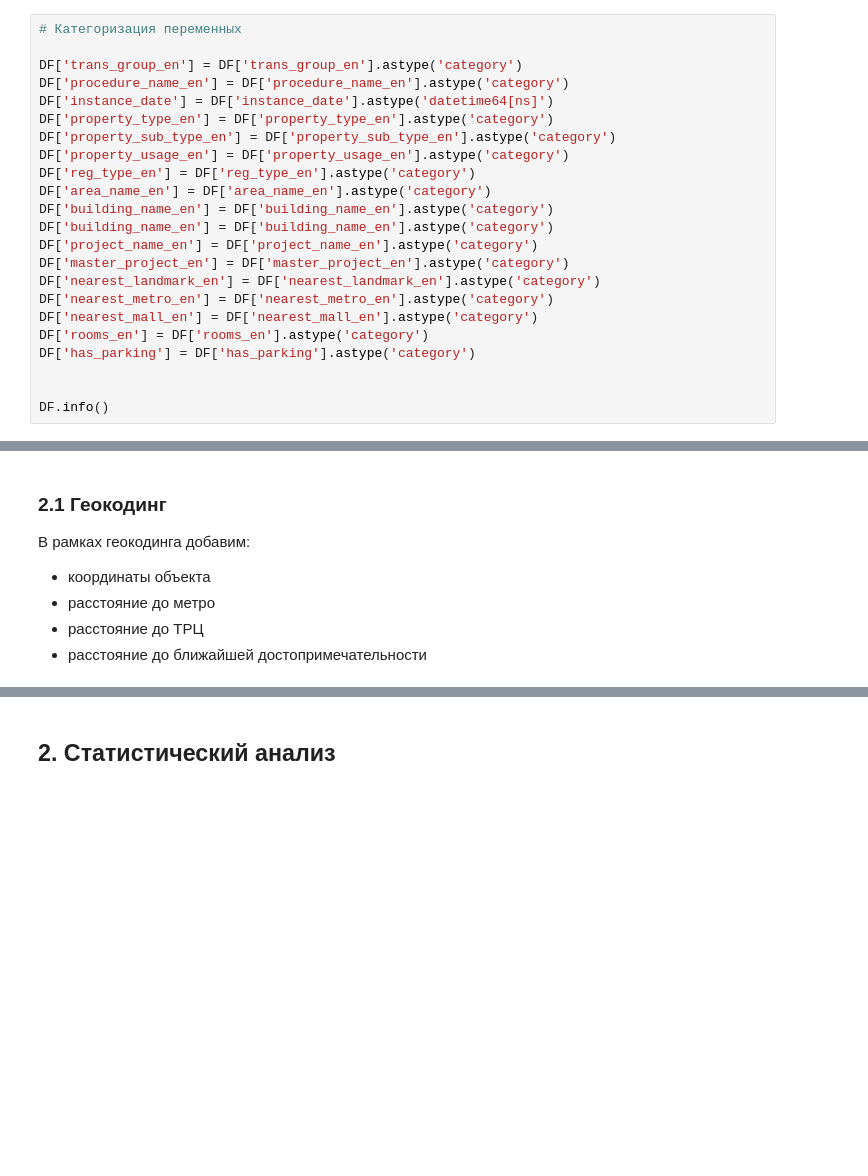
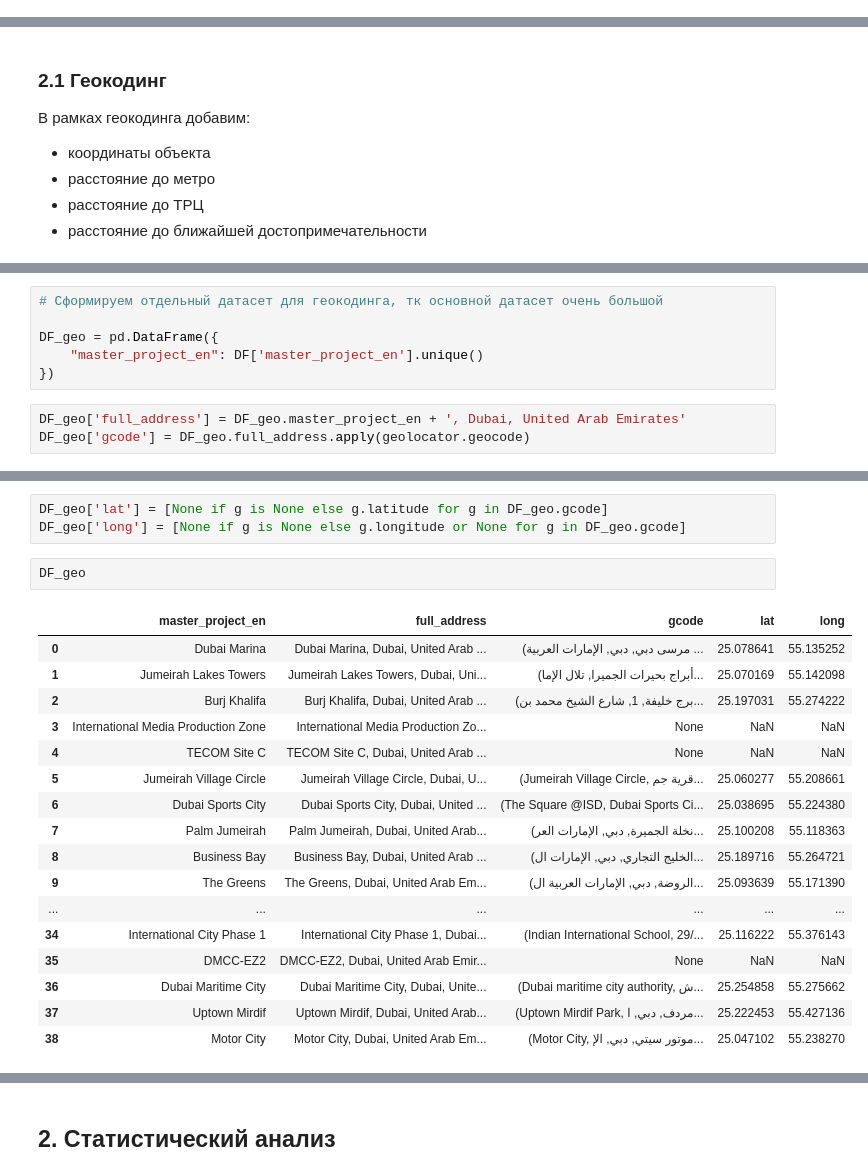
Before and after one commit to yvkovlev/yvkovlev.github.io, a Jupyter notebook: Dubai.ipynb, the cells around one changed output, grey strips where cells are left out. Cells and saved outputs as stored; diff of their text form; blank space fills up the shorter version.

```diff
--- a/Dubai.ipynb
+++ b/Dubai.ipynb
@@ -138,23 +137,0 @@ memory usage: 56.9+ MB
-# %%
-# Категоризация переменных
-
-DF['trans_group_en'] = DF['trans_group_en'].astype('category')
-DF['procedure_name_en'] = DF['procedure_name_en'].astype('category')
-DF['instance_date'] = DF['instance_date'].astype('datetime64[ns]')
-DF['property_type_en'] = DF['property_type_en'].astype('category')
-DF['property_sub_type_en'] = DF['property_sub_type_en'].astype('category')
-DF['property_usage_en'] = DF['property_usage_en'].astype('category')
-DF['reg_type_en'] = DF['reg_type_en'].astype('category')
-DF['area_name_en'] = DF['area_name_en'].astype('category')
-DF['building_name_en'] = DF['building_name_en'].astype('category')
-DF['building_name_en'] = DF['building_name_en'].astype('category')
-DF['project_name_en'] = DF['project_name_en'].astype('category')
-DF['master_project_en'] = DF['master_project_en'].astype('category')
-DF['nearest_landmark_en'] = DF['nearest_landmark_en'].astype('category')
-DF['nearest_metro_en'] = DF['nearest_metro_en'].astype('category')
-DF['nearest_mall_en'] = DF['nearest_mall_en'].astype('category')
-DF['rooms_en'] = DF['rooms_en'].astype('category')
-DF['has_parking'] = DF['has_parking'].astype('category')
-
-
-DF.info()
@@ -207,0 +202,9 @@ Walmart Garden Center, 4550, Kester Mill Road, Winston-Salem, Forsyth County, No
+# %%
+# Сформируем отдельный датасет для геокодинга, тк основной датасет очень большой
+
+DF_geo = pd.DataFrame({
+    "master_project_en": DF['master_project_en'].unique()
+})
+# %%
+DF_geo['full_address'] = DF_geo.master_project_en + ', Dubai, United Arab Emirates'
+DF_geo['gcode'] = DF_geo.full_address.apply(geolocator.geocode)
@@ -208 +220,24 @@ Walmart Garden Center, 4550, Kester Mill Road, Winston-Salem, Forsyth County, No
+# %%
+DF_geo['lat'] = [None if g is None else g.latitude for g in DF_geo.gcode]
+DF_geo['long'] = [None if g is None else g.longitude or None for g in DF_geo.gcode]
+# %%
+DF_geo
+# %% [output]
+|  | master_project_en | full_address | gcode | lat | long |
+| 0 | Dubai Marina | Dubai Marina, Dubai, United Arab ... | (مرسى دبي, دبي, الإمارات العربية ... | 25.078641 | 55.135252 |
+| 1 | Jumeirah Lakes Towers | Jumeirah Lakes Towers, Dubai, Uni... | (أبراج بحيرات الجميرا, تلال الإما... | 25.070169 | 55.142098 |
+| 2 | Burj Khalifa | Burj Khalifa, Dubai, United Arab ... | (برج خليفة, 1, شارع الشيخ محمد بن... | 25.197031 | 55.274222 |
+| 3 | International Media Production Zone | International Media Production Zo... | None | NaN | NaN |
+| 4 | TECOM Site C | TECOM Site C, Dubai, United Arab ... | None | NaN | NaN |
+| 5 | Jumeirah Village Circle | Jumeirah Village Circle, Dubai, U... | (Jumeirah Village Circle, قرية جم... | 25.060277 | 55.208661 |
+| 6 | Dubai Sports City | Dubai Sports City, Dubai, United ... | (The Square @ISD, Dubai Sports Ci... | 25.038695 | 55.224380 |
+| 7 | Palm Jumeirah | Palm Jumeirah, Dubai, United Arab... | (نخلة الجميرة, دبي, الإمارات العر... | 25.100208 | 55.118363 |
+| 8 | Business Bay | Business Bay, Dubai, United Arab ... | (الخليج التجاري, دبي, الإمارات ال... | 25.189716 | 55.264721 |
+| 9 | The Greens | The Greens, Dubai, United Arab Em... | (الروضة, دبي, الإمارات العربية ال... | 25.093639 | 55.171390 |
+| ... | ... | ... | ... | ... | ... |
+| 34 | International City Phase 1 | International City Phase 1, Dubai... | (Indian International School, 29/... | 25.116222 | 55.376143 |
+| 35 | DMCC-EZ2 | DMCC-EZ2, Dubai, United Arab Emir... | None | NaN | NaN |
+| 36 | Dubai Maritime City | Dubai Maritime City, Dubai, Unite... | (Dubai maritime city authority, ش... | 25.254858 | 55.275662 |
+| 37 | Uptown Mirdif | Uptown Mirdif, Dubai, United Arab... | (Uptown Mirdif Park, مردف, دبي, ا... | 25.222453 | 55.427136 |
+| 38 | Motor City | Motor City, Dubai, United Arab Em... | (Motor City, موتور سيتي, دبي, الإ... | 25.047102 | 55.238270 |
 # %%
```
Also changed, not shown: parts of 14 cells of this notebook.
